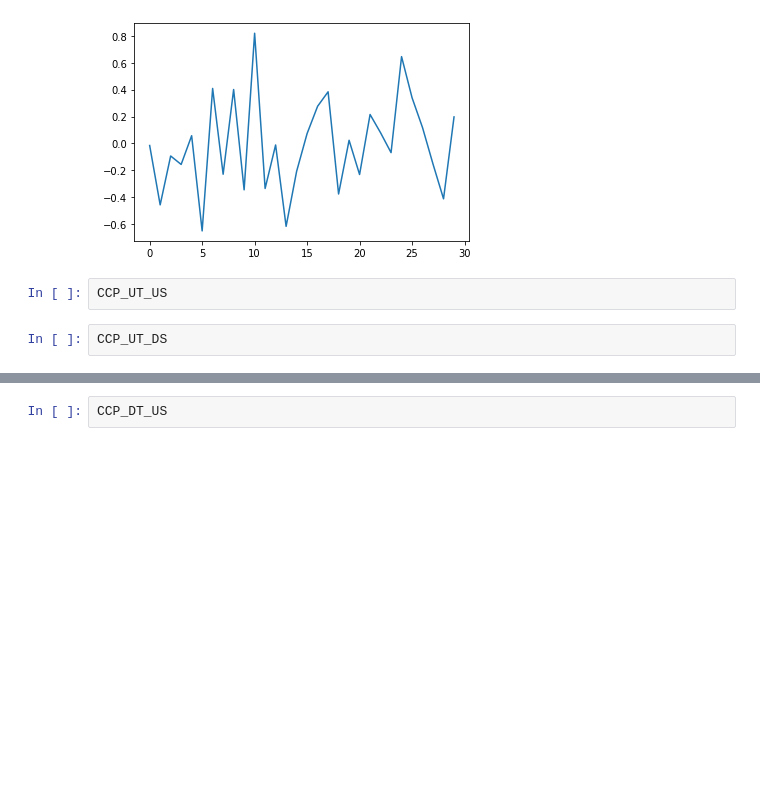
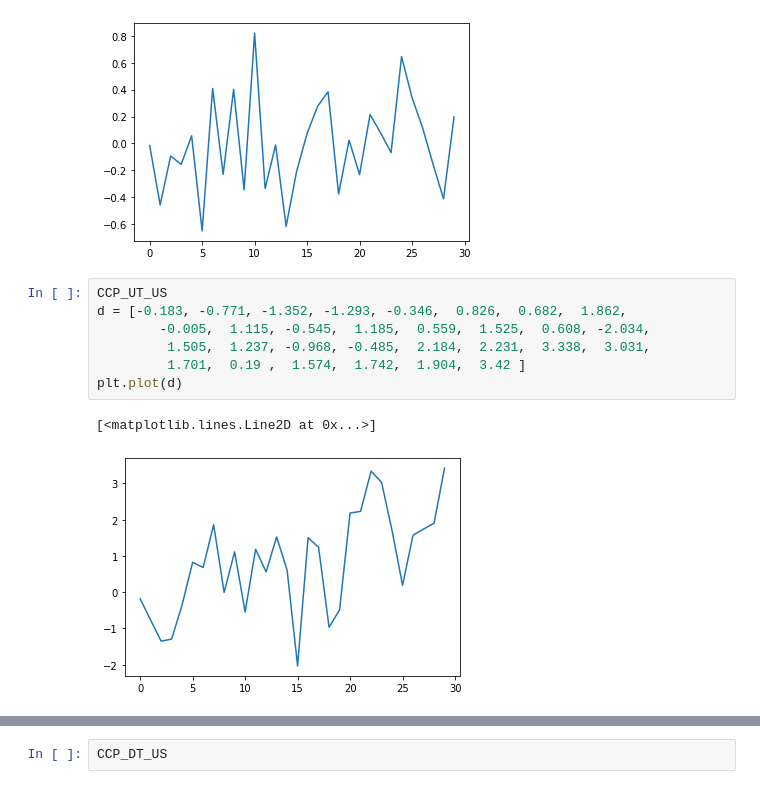
Before and after one commit to shiunru/M10821053, a Jupyter notebook: montecarlo.ipynb, the cells around one changed output, grey strips where cells are left out. Saved outputs shown, nothing was run; the diff lists cells and outputs as text; blank space fills up the shorter version.

```diff
--- a/montecarlo.ipynb
+++ b/montecarlo.ipynb
@@ -100,7 +100,13 @@ plt.plot(d)
 # %% [output]
 [<matplotlib.lines.Line2D at 0x...>]
 [figure]
-# %%
-CCP_UT_US
-# %%
-CCP_UT_DS
+# %%
+CCP_UT_US
+d = [-0.183, -0.771, -1.352, -1.293, -0.346,  0.826,  0.682,  1.862,
+        -0.005,  1.115, -0.545,  1.185,  0.559,  1.525,  0.608, -2.034,
+         1.505,  1.237, -0.968, -0.485,  2.184,  2.231,  3.338,  3.031,
+         1.701,  0.19 ,  1.574,  1.742,  1.904,  3.42 ]
+plt.plot(d)
+# %% [output]
+[<matplotlib.lines.Line2D at 0x...>]
+[figure, added]
```
Also changed, not shown: parts of 1 cell of this notebook, 1 other file.
